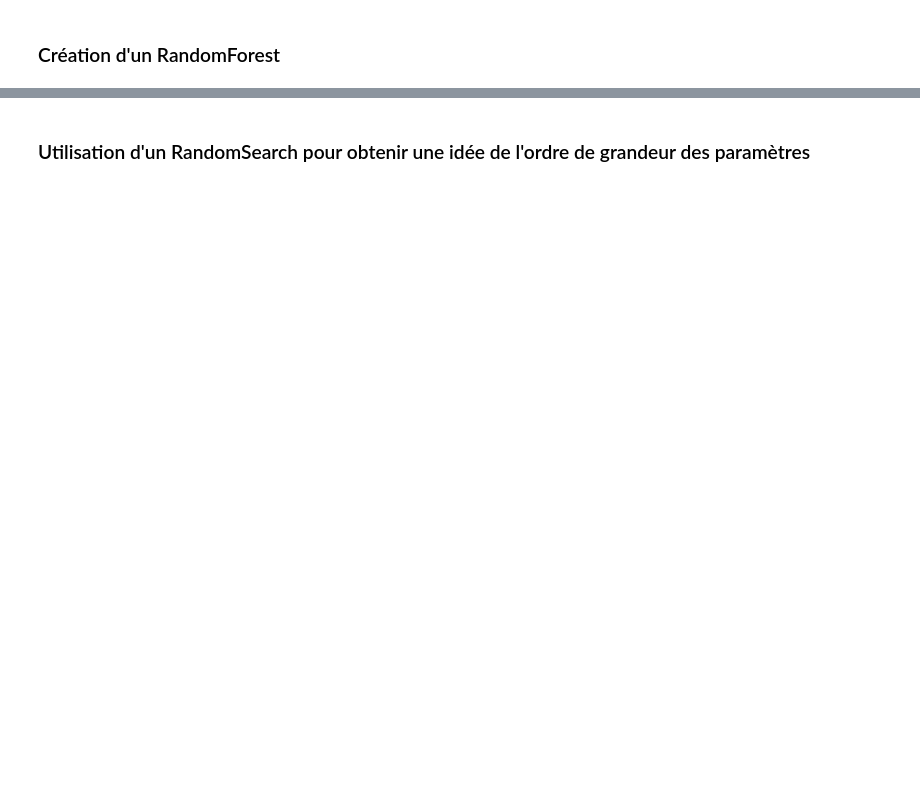
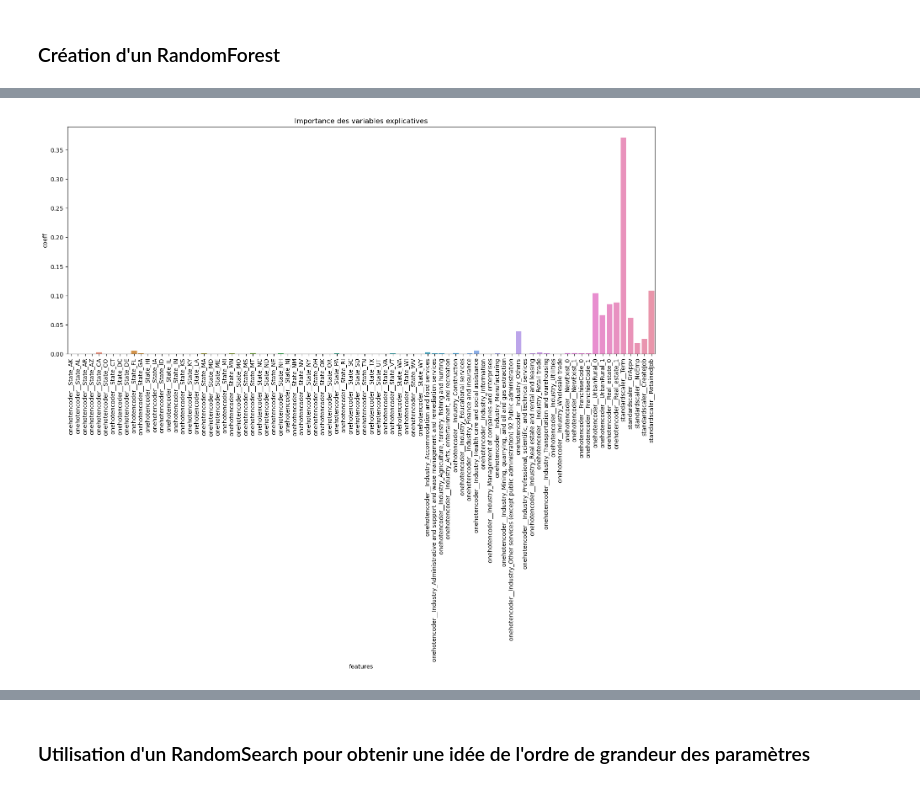
Before and after one commit to JynMoriarty/Loan_project, a Jupyter notebook: modelisation.ipynb, the cells around one changed output, grey strips where cells are left out. Drawn from its saved outputs; the diff is of its cells as text; code cells hidden in the pictures; blank space fills up the shorter version.

Commit message:
modelisation avec randomforest

```diff
--- a/modelisation.ipynb
+++ b/modelisation.ipynb
@@ -45,12 +56,12 @@ df
 # %% [markdown]
 ### Création de la matrice X (variables explicatives) et de la série y (variable cible)
 # %%
-X = df.drop(['MIS_Status','Portion'], axis=1)
+X = df.drop(['MIS_Status'], axis=1)
 y = df['MIS_Status']
-X_train, X_test, y_train, y_test = train_test_split(X, y,shuffle=True, train_size=0.8, random_state=42)
+X_train, X_test, y_train, y_test = train_test_split(X, y,shuffle=True, train_size=0.8, random_state=42, stratify=y)
 
 # Score du dummy classifier
-dummy = DummyClassifier()
+dummy = DummyClassifier(strategy='most_frequent')
 dummy.fit(X_train, y_train)
 dummy.score(X_test, y_test)
 # %% [output]
@@ -80,17 +81,19 @@ forest= make_pipeline(
     RandomForestClassifier(
         max_depth=5,
         n_estimators=100,
+        min_samples_leaf=1000,
+        class_weight='balanced'
     )
 )
 
 # Entrainement de notre modèle en utilisant les paramètres par défaut
-rf=RandomForestClassifier()
-rf.fit(adf, y_train)
+forest.fit(X_train,y_train)
 
 #Utilisation d'un .features_importances_ pour déterminer quelle variable est importante pour la prédiction
-rf.features_importances_
+A=forest.named_steps['randomforestclassifier'].feature_importances_
 
-# Score de notre modèle après la cross_validation
+# #Score de notre modèle après la cross_validation
 cross_val=cross_validate(forest, X_train, y_train,scoring='f1',cv=5)
+
 cross_val['test_score'].mean()
 # %% [output]
@@ -99,0 +104,3 @@ ValueError: setting an array element with a sequence.
+# %%
+A_columns=transformer.get_feature_names_out()
+A_columns
@@ -99,0 +125,3 @@ ValueError: setting an array element with a sequence.
+# %%
+df_coeff = pd.DataFrame([A_columns,A], index=['features', 'coeff']).T.explode('coeff')
+df_coeff.sort_values(by='coeff', ascending=False).head(20)
@@ -99,0 +146,8 @@ ValueError: setting an array element with a sequence.
+# %%
+plt.figure(figsize=[18,7])
+sns.barplot(data=df_coeff,x='features',y='coeff')
+plt.xticks(rotation=90)
+plt.title("Importance des variables explicatives")
+plt.show()
+# %% [output]
+[figure, added]
```
Also changed, not shown: parts of 21 cells of this notebook, 1 other file.
